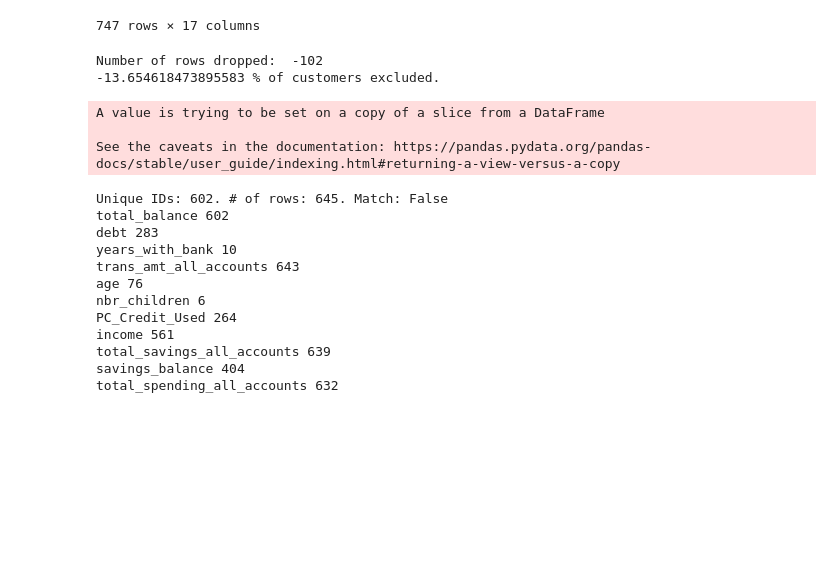
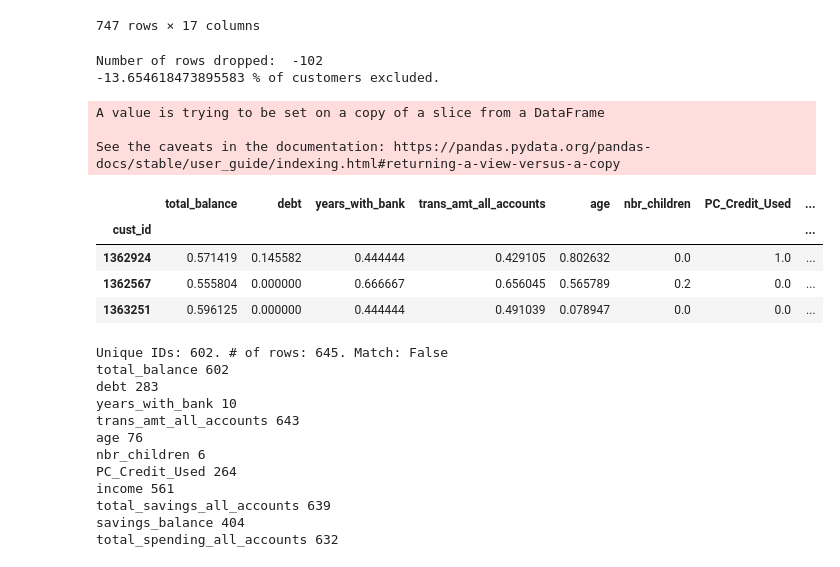
Before and after one commit to silvhua-Lighthouse/mini-project-III, a Jupyter notebook: mini-project-III.ipynb, the cells around one changed output. Drawn from its saved outputs; the diff is of its cells as text; code cells hidden in the pictures; blank space fills up the shorter version.

```diff
--- a/mini-project-III.ipynb
+++ b/mini-project-III.ipynb
@@ -953,14 +981,20 @@ dfCustomerAccounts.groupby('cust_id').agg(
 # %%
 # 2022-10-13 1:09 Drop remaining rows with any Nan values
 modelData.dropna(axis=0,inplace=True)
 print('Number of rows dropped: ',len(modelData)-len(customer_data))
 print((len(modelData)-len(customer_data))/len(customer_data)*100,'% of customers excluded.')
+modelData.head(3)
 # %% [output]
 Number of rows dropped:  -102
 -13.654618473895583 % of customers excluded.
 A value is trying to be set on a copy of a slice from a DataFrame
 
 See the caveats in the documentation: https://pandas.pydata.org/pandas-docs/stable/user_guide/indexing.html#returning-a-view-versus-a-copy
+|  | total_balance | debt | years_with_bank | trans_amt_all_accounts | age | nbr_children | PC_Credit_Used | ... |
+| cust_id |  |  |  |  |  |  |  | ... |
+| 1362924 | 0.571419 | 0.145582 | 0.444444 | 0.429105 | 0.802632 | 0.0 | 1.0 | ... |
+| 1362567 | 0.555804 | 0.000000 | 0.666667 | 0.656045 | 0.565789 | 0.2 | 0.0 | ... |
+| 1363251 | 0.596125 | 0.000000 | 0.444444 | 0.491039 | 0.078947 | 0.0 | 0.0 | ... |
 # %%
 # 2022-10-13 1:23 Confirm that nan values have been dropped
 explore(modelData)
```
Also changed, not shown: parts of 10 cells of this notebook.
